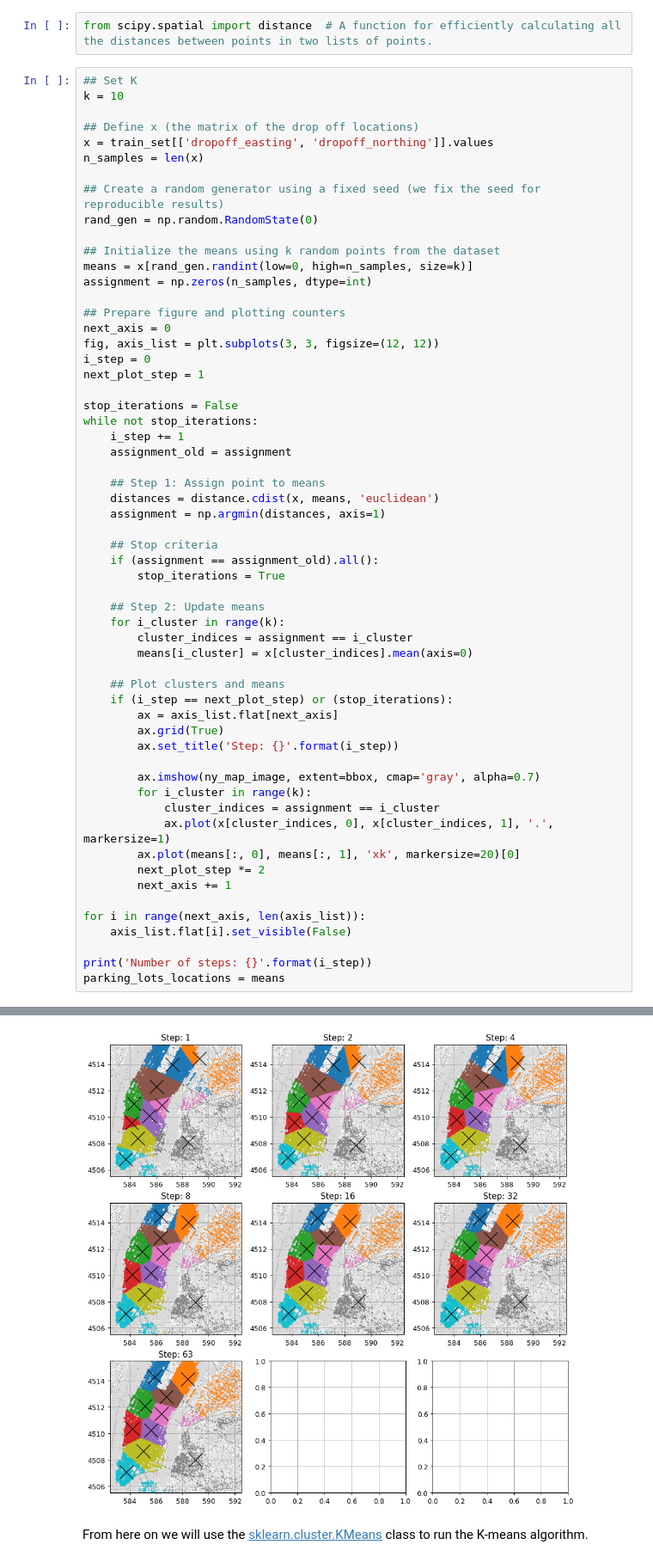
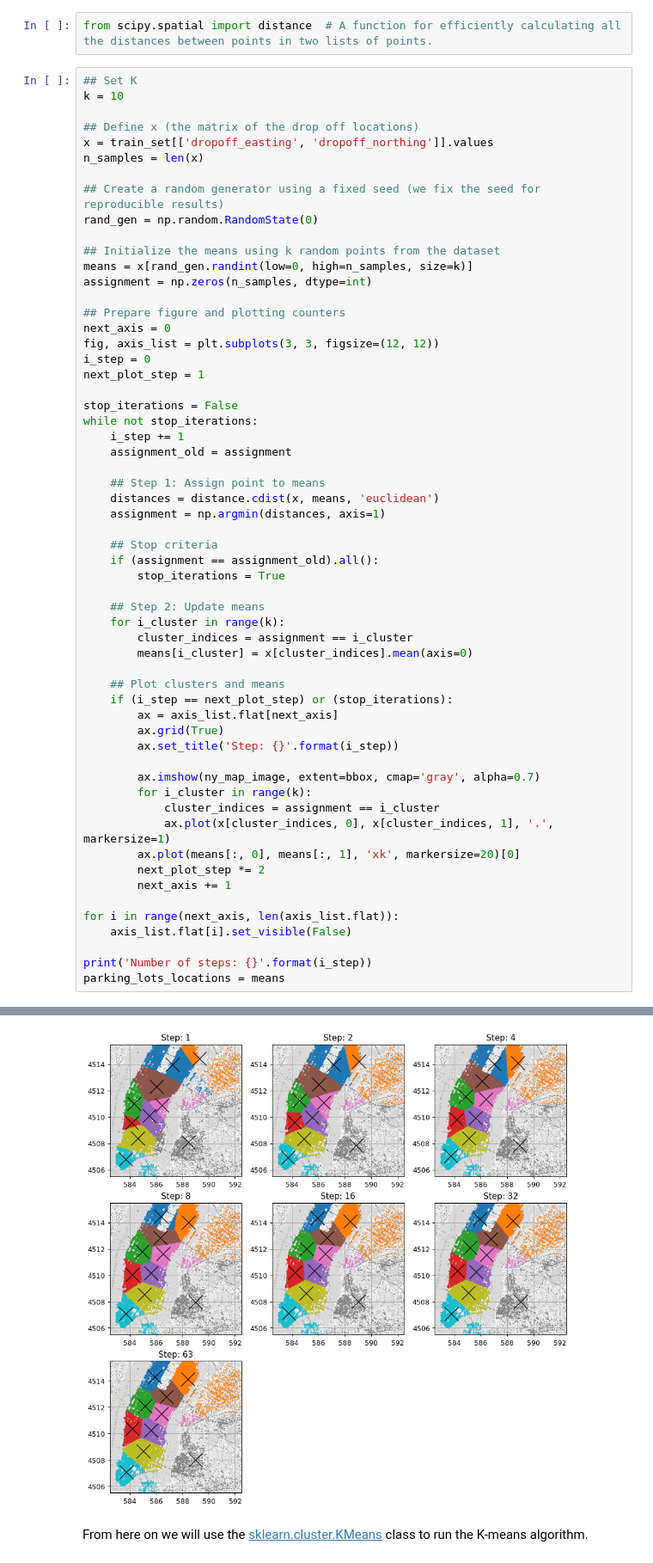
Before and after one commit to technion046195/semester_2019_spring, a Jupyter notebook: workshops/workshop_04_k_means.ipynb, the cells around one changed output, grey strips where cells are left out. Shown at 86% size. Cells and saved outputs as stored; diff of their text form.

```diff
--- a/workshops/workshop_04_k_means.ipynb
+++ b/workshops/workshop_04_k_means.ipynb
@@ -285,35 +285,35 @@ while not stop_iterations:
 
     ## Stop criteria
     if (assignment == assignment_old).all():
         stop_iterations = True
 
     ## Step 2: Update means
     for i_cluster in range(k):
         cluster_indices = assignment == i_cluster
         means[i_cluster] = x[cluster_indices].mean(axis=0)
 
     ## Plot clusters and means
     if (i_step == next_plot_step) or (stop_iterations):
         ax = axis_list.flat[next_axis]
         ax.grid(True)
         ax.set_title('Step: {}'.format(i_step))
 
         ax.imshow(ny_map_image, extent=bbox, cmap='gray', alpha=0.7)
         for i_cluster in range(k):
             cluster_indices = assignment == i_cluster
             ax.plot(x[cluster_indices, 0], x[cluster_indices, 1], '.', markersize=1)
         ax.plot(means[:, 0], means[:, 1], 'xk', markersize=20)[0]
         next_plot_step *= 2
         next_axis += 1
 
-for i in range(next_axis, len(axis_list)):
+for i in range(next_axis, len(axis_list.flat)):
     axis_list.flat[i].set_visible(False)
 
 print('Number of steps: {}'.format(i_step))
 parking_lots_locations = means
 # %% [output]
 Number of steps: 63
-[figure, old version]
+[figure, new version]
 # %% [markdown]
 From here on we will use the [sklearn.cluster.KMeans](https://scikit-learn.org/stable/modules/generated/sklearn.cluster.KMeans.html) class to run the K-means algorithm.
 # %% [markdown]
```
Also changed, not shown: parts of 9 cells of this notebook, 11 other files.
